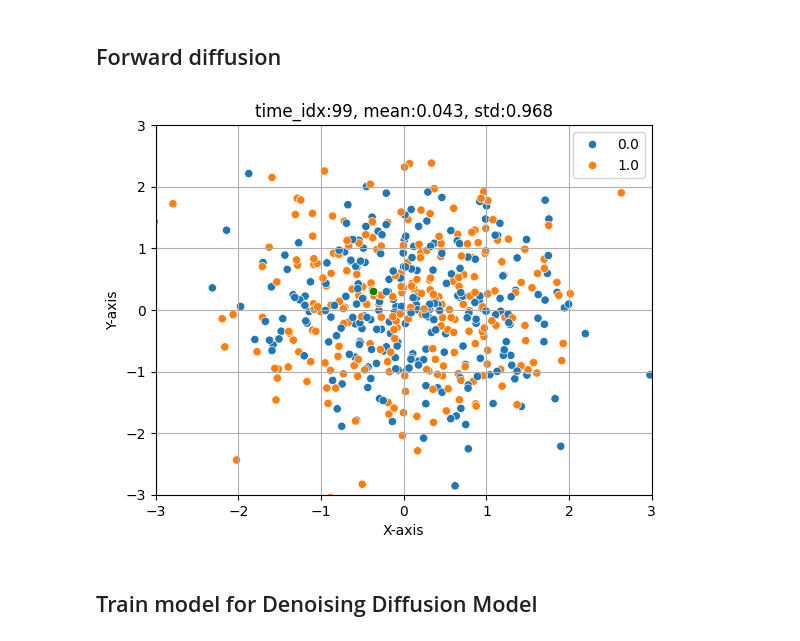
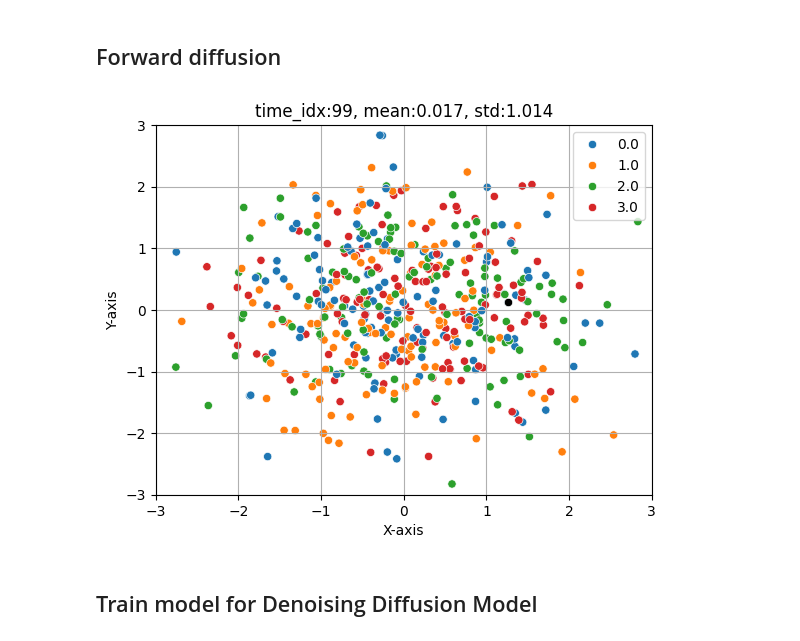
Before and after one commit to mohan696matlab/Diffusion_Gen_AI_Course, a Jupyter notebook: part_1_simple_diffusion/diffusion_process.ipynb, the cells around one changed output. Saved outputs shown, nothing was run; the diff lists cells and outputs as text; code cells hidden in the pictures.

Commit message:
class_conditioned_2d_points

```diff
--- a/part_1_simple_diffusion/diffusion_process.ipynb
+++ b/part_1_simple_diffusion/diffusion_process.ipynb
@@ -192,7 +192,8 @@ plt.show()
 ## Reverse diffusion Process DDPM
 # %%
 import imageio.v2 as imageio
-frames = []  # to store file paths
+
+
 x_t = torch.randn_like(x0).to(device)
 
 for t in reversed(range(T)[::1]):
@@ -229,16 +230,5 @@ for t in reversed(range(T)[::1]):
         plt.ylim(-3,3)
         # plt.legend()
         plt.grid(True)
-
-        # plt.show()
-        # Save temporary frame
-        filename = f"temp/frame_{t.item()}.png"
-        plt.savefig(filename)
-        plt.close()
-        frames.append(filename)
-        break
-
-
-# Convert to GIF
-images = [imageio.imread(f) for f in sorted(frames, reverse=True)]
-imageio.mimsave("temp/ddpm_reverse.gif", images, fps=5)
+        clear_output(wait=True)
+        plt.show()
@@ -252,8 +244,15 @@ def sample_data():
     n_samples = 500
     seed = 30
 
-    all_points, labels = datasets.make_circles(n_samples=n_samples, factor=0.5, noise=0.05, random_state=seed)
+    # all_points, labels = datasets.make_circles(n_samples=n_samples, factor=0.5, noise=0.05, random_state=seed)
     # all_points,labels = datasets.make_moons(n_samples=n_samples, shuffle=True, noise=0.05, random_state=seed)
+
+    all_points, labels = datasets.make_blobs(
+        n_samples=n_samples,
+        centers=4,           # <-- 4 blobs
+        cluster_std=0.6,     # spread of blobs (tweakable)
+        random_state=seed
+    )
 
 
     all_points = torch.from_numpy(all_points).float()
@@ -303,31 +302,31 @@ plt.show()
 # %%
 import seaborn as sns
 
 x0,label = sample_data()
 
 true_noises = []
 
 for idx,alpha_bar in enumerate(alpha_bars[::10]):
 
     noise = torch.randn_like(x0)
     true_noises.append(noise)
     x_t1 = torch.sqrt(alpha_bar)*x0 + torch.sqrt(1-alpha_bar) * noise
     # The sqrt is used to make the resulted distribution gaussian with std =1
 
-    sns.scatterplot(x=x_t1[:, 0], y=x_t1[:, 1], hue=label)
-    sns.scatterplot(x=[x_t1[0, 0].item()], y=[x_t1[0, 1].item()], color='green')
+    sns.scatterplot(x=x_t1[:, 0], y=x_t1[:, 1], hue=label, palette=sns.color_palette())
+    sns.scatterplot(x=[x_t1[0, 0].item()], y=[x_t1[0, 1].item()], color='black')
     plt.xlabel('X-axis')
     plt.ylabel('Y-axis')
     plt.title(f'time_idx:{idx}, mean:{torch.mean(x_t1):.3f}, std:{torch.std(x_t1):.3f}')
     plt.xlim(-3,3)
     plt.ylim(-3,3)
     plt.legend()
     plt.grid(True)
     clear_output(wait=True)
     plt.show()
     time.sleep(0.1)
 # %% [output]
-[figure, old version]
+[figure, new version]
 # %% [markdown]
 ## Train model for Denoising Diffusion Model
 # %%
```
Also changed, not shown: parts of 15 cells of this notebook.
